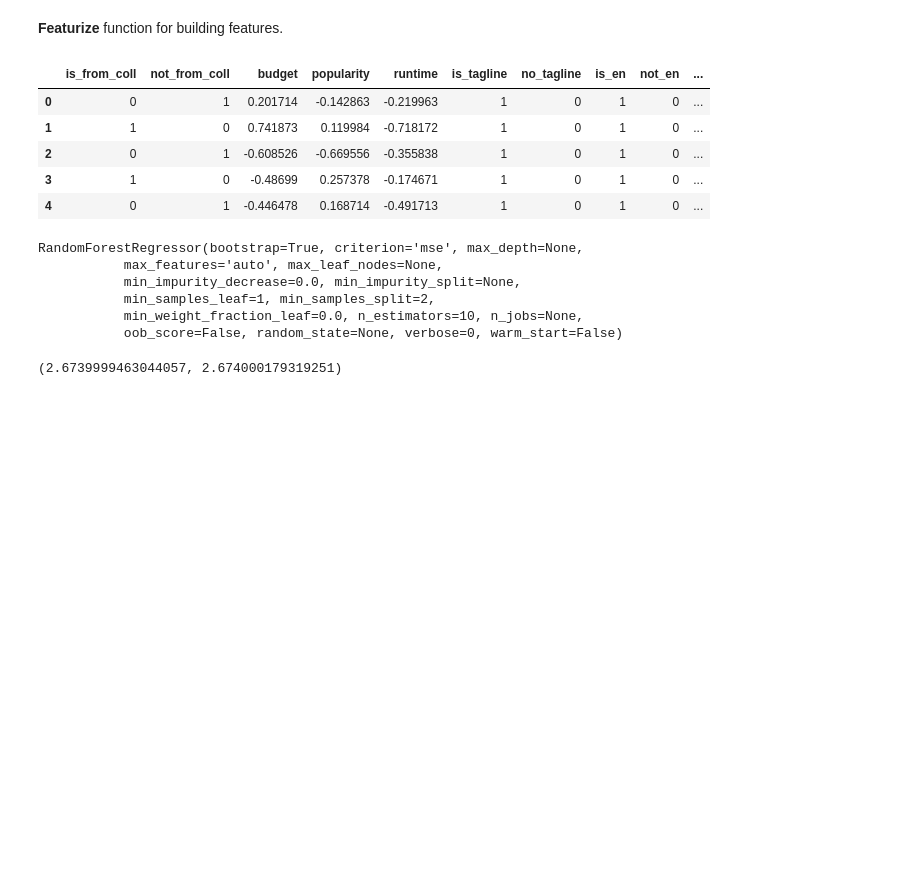
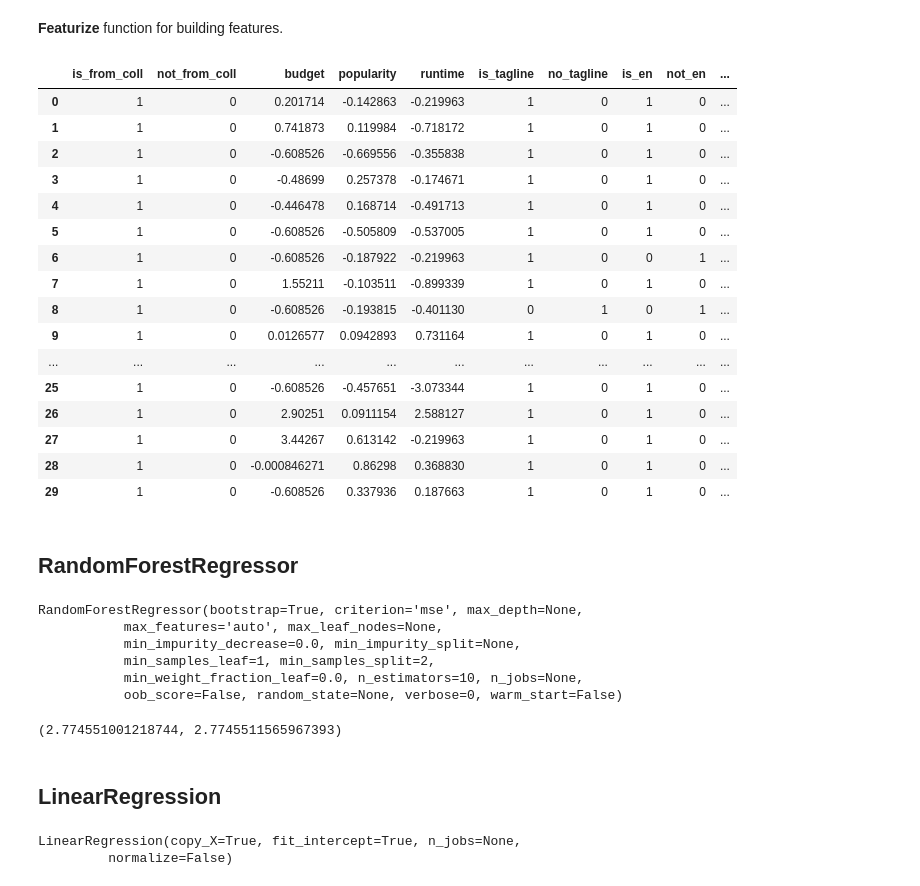
Before and after one commit to tigofat/kaggle_competition, a Jupyter notebook: main_notebook.ipynb, the cells around one changed output. Saved outputs shown, nothing was run; the diff lists cells and outputs as text; code cells hidden in the pictures; blank space fills up the shorter version.

Commit message:
Add few more features. And functions to help to determine the most important features.

```diff
--- a/main_notebook.ipynb
+++ b/main_notebook.ipynb
@@ -147,22 +195,35 @@ valid_y = validation["revenue"]
 #train_feat: featurize's train data without target
 #valid_feat: featurize's validation without target
 #train_y: targets of train data
-train_feat, valid_feat, train_y = featurize(train_data, validation)
+train_feat, valid_feat, train_y = featurize(train_df, validation)
 
 all_train = pd.read_csv('kaggleDataset/train.csv')
 #all_train_feat: featurized train_data + validation
 #test_feat: featurized test_data
 #target: train_y + valid_y
-all_train_feat, test_feat, target = featurize(all_train, test_data)
+all_train_feat, test_feat, target = featurize(all_train, test_df)
 # %%
-train_feat.head()
+train_feat.head(30)
 # %% [output]
 |  | is_from_coll | not_from_coll | budget | popularity | runtime | is_tagline | no_tagline | is_en | not_en | ... |
-| 0 | 0 | 1 | 0.201714 | -0.142863 | -0.219963 | 1 | 0 | 1 | 0 | ... |
+| 0 | 1 | 0 | 0.201714 | -0.142863 | -0.219963 | 1 | 0 | 1 | 0 | ... |
 | 1 | 1 | 0 | 0.741873 | 0.119984 | -0.718172 | 1 | 0 | 1 | 0 | ... |
-| 2 | 0 | 1 | -0.608526 | -0.669556 | -0.355838 | 1 | 0 | 1 | 0 | ... |
+| 2 | 1 | 0 | -0.608526 | -0.669556 | -0.355838 | 1 | 0 | 1 | 0 | ... |
 | 3 | 1 | 0 | -0.48699 | 0.257378 | -0.174671 | 1 | 0 | 1 | 0 | ... |
-| 4 | 0 | 1 | -0.446478 | 0.168714 | -0.491713 | 1 | 0 | 1 | 0 | ... |
+| 4 | 1 | 0 | -0.446478 | 0.168714 | -0.491713 | 1 | 0 | 1 | 0 | ... |
+| 5 | 1 | 0 | -0.608526 | -0.505809 | -0.537005 | 1 | 0 | 1 | 0 | ... |
+| 6 | 1 | 0 | -0.608526 | -0.187922 | -0.219963 | 1 | 0 | 0 | 1 | ... |
+| 7 | 1 | 0 | 1.55211 | -0.103511 | -0.899339 | 1 | 0 | 1 | 0 | ... |
+| 8 | 1 | 0 | -0.608526 | -0.193815 | -0.401130 | 0 | 1 | 0 | 1 | ... |
+| 9 | 1 | 0 | 0.0126577 | 0.0942893 | 0.731164 | 1 | 0 | 1 | 0 | ... |
+| ... | ... | ... | ... | ... | ... | ... | ... | ... | ... | ... |
+| 25 | 1 | 0 | -0.608526 | -0.457651 | -3.073344 | 1 | 0 | 1 | 0 | ... |
+| 26 | 1 | 0 | 2.90251 | 0.0911154 | 2.588127 | 1 | 0 | 1 | 0 | ... |
+| 27 | 1 | 0 | 3.44267 | 0.613142 | -0.219963 | 1 | 0 | 1 | 0 | ... |
+| 28 | 1 | 0 | -0.000846271 | 0.86298 | 0.368830 | 1 | 0 | 1 | 0 | ... |
+| 29 | 1 | 0 | -0.608526 | 0.337936 | 0.187663 | 1 | 0 | 1 | 0 | ... |
+# %% [markdown]
+## RandomForestRegressor
 # %%
 from sklearn.ensemble import RandomForestRegressor
 
@@ -176,7 +237,17 @@ RandomForestRegressor(bootstrap=True, criterion='mse', max_depth=None,
            min_weight_fraction_leaf=0.0, n_estimators=10, n_jobs=None,
            oob_score=False, random_state=None, verbose=0, warm_start=False)
 # %%
-predictions = random_forest.predict(valid_feat.values)
-tb.root_mean_squared_log_error(predictions, valid_y.values.ravel())
+forest_pred = random_forest.predict(valid_feat.values)
+tb.root_mean_squared_log_error(forest_pred, valid_y.values.ravel())
 # %% [output]
-(2.6739999463044057, 2.674000179319251)
+(2.774551001218744, 2.7745511565967393)
+# %% [markdown]
+## LinearRegression
+# %%
+from sklearn.linear_model import LinearRegression
+
+linear_reg = LinearRegression()
+linear_reg.fit(train_feat.values, train_y.values.ravel())
+# %% [output]
+LinearRegression(copy_X=True, fit_intercept=True, n_jobs=None,
+         normalize=False)
```
Also changed, not shown: parts of 15 cells of this notebook, 2 other files.
